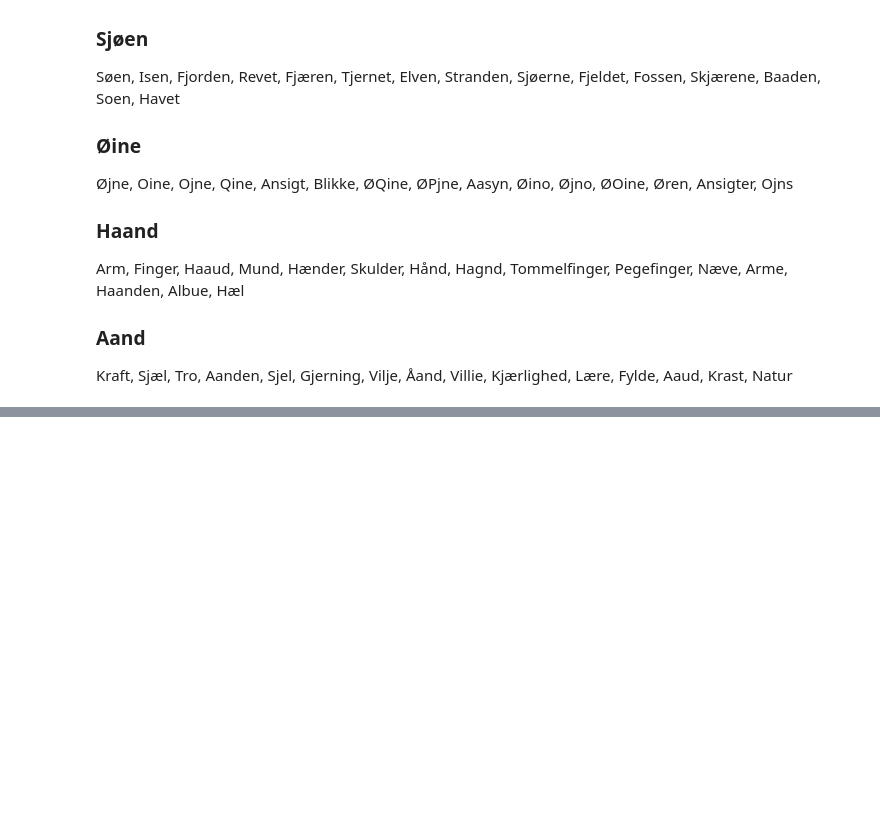
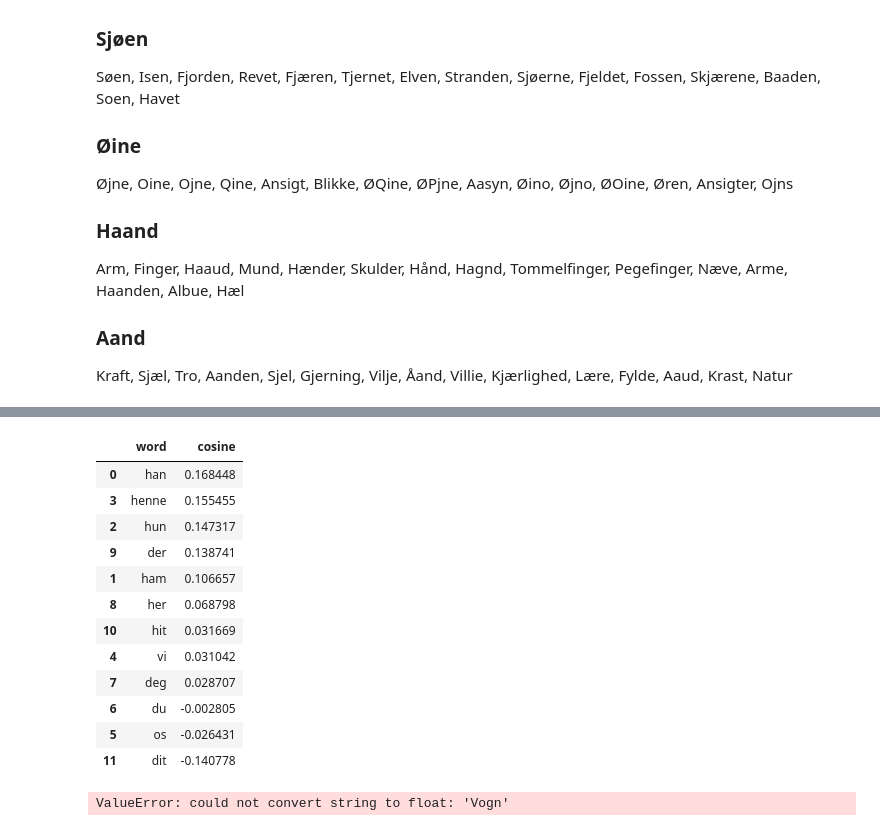
Before and after one commit to Yoonsen/Embeddings, a Jupyter notebook: Embedding_convert.ipynb, the cells around one changed output, grey strips where cells are left out. Saved outputs shown, nothing was run; the diff lists cells and outputs as text; code cells hidden in the pictures; blank space fills up the shorter version.

Commit message:
cosine

```diff
--- a/Embedding_convert.ipynb
+++ b/Embedding_convert.ipynb
@@ -169,0 +199,2 @@ Kornhandel-Skibsfart :  Kornhandel, Skibsfart, Søhandel, Handel, Landhandel, S
+# %%
+for x in z:
@@ -169,0 +311,18 @@ Kornhandel-Skibsfart :  Kornhandel, Skibsfart, Søhandel, Handel, Landhandel, S
+# %%
+def check(target_word, word_list, model = None):
+    # Ensure words are in the vocabulary
+    #filtered_word_list = [word for word in word_list if word in model.vocab]
+
+    # Calculate similarities
+    similarities = model.most_similar(target_word, topn=len(word_list))
+
+    # Sort the similarities
+    sorted_similarities = sorted(similarities, key=lambda x: x[1], reverse=True)
+
+    return sorted_similarities
+# %%
+pron = "han ham hun henne vi os du deg her der hit dit".split()
+# %%
+def check(target, word_list, model):
+    Y = word_list
+    return pd.DataFrame(list(zip(Y,model.cosine_similarities(model[target], [model[x] for x in Y]))), columns = ["word", "cosine"]).sort_values(by='cosine', ascending = False)
@@ -169,0 +345,16 @@ Kornhandel-Skibsfart :  Kornhandel, Skibsfart, Søhandel, Handel, Landhandel, S
+# %%
+check("Paris", pron, model = d)
+# %% [output]
+|  | word | cosine |
+| 0 | han | 0.168448 |
+| 3 | henne | 0.155455 |
+| 2 | hun | 0.147317 |
+| 9 | der | 0.138741 |
+| 1 | ham | 0.106657 |
+| 8 | her | 0.068798 |
+| 10 | hit | 0.031669 |
+| 4 | vi | 0.031042 |
+| 7 | deg | 0.028707 |
+| 6 | du | -0.002805 |
+| 5 | os | -0.026431 |
+| 11 | dit | -0.140778 |
@@ -169,0 +373,4 @@ Kornhandel-Skibsfart :  Kornhandel, Skibsfart, Søhandel, Handel, Landhandel, S
+# %%
+d.cosine_similarities()
+# %% [output]
+ValueError: could not convert string to float: 'Vogn'
```
Also changed, not shown: parts of 23 cells of this notebook.
